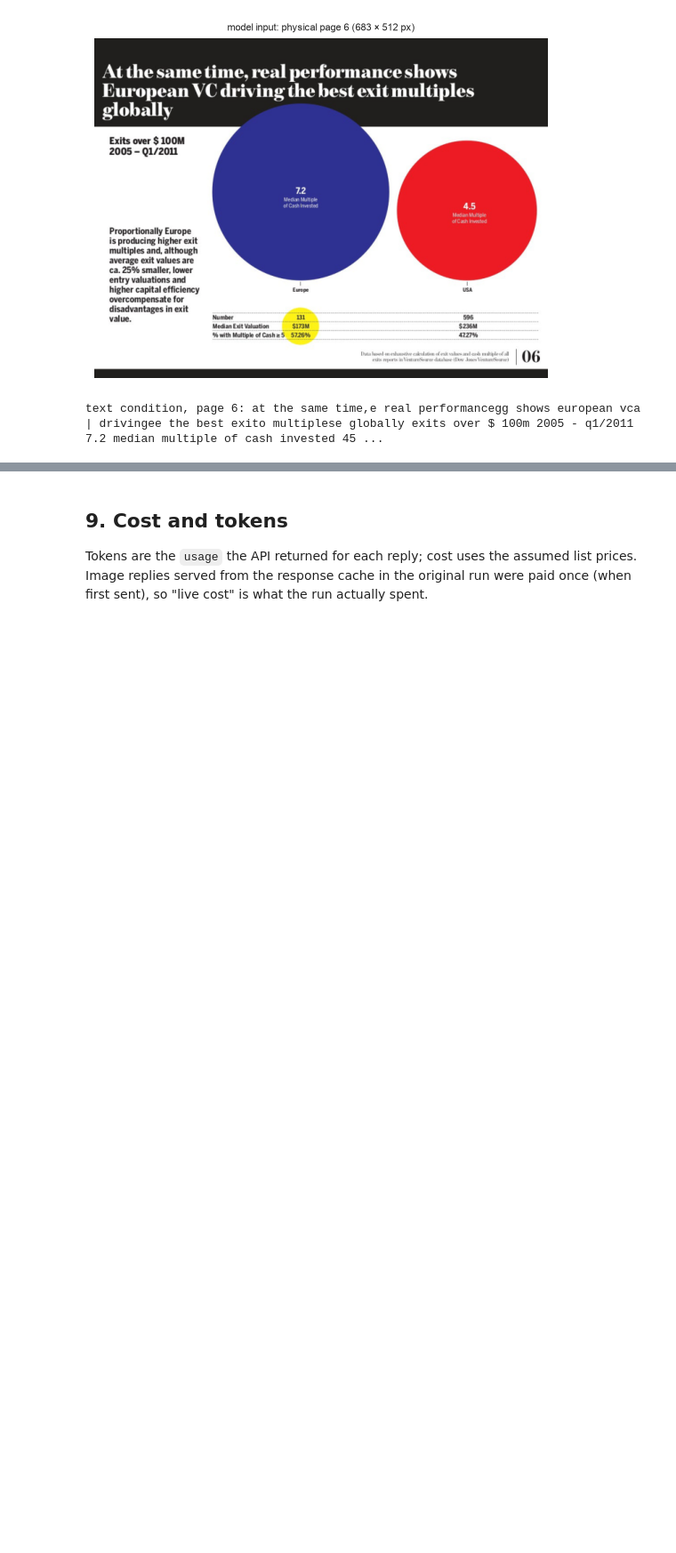
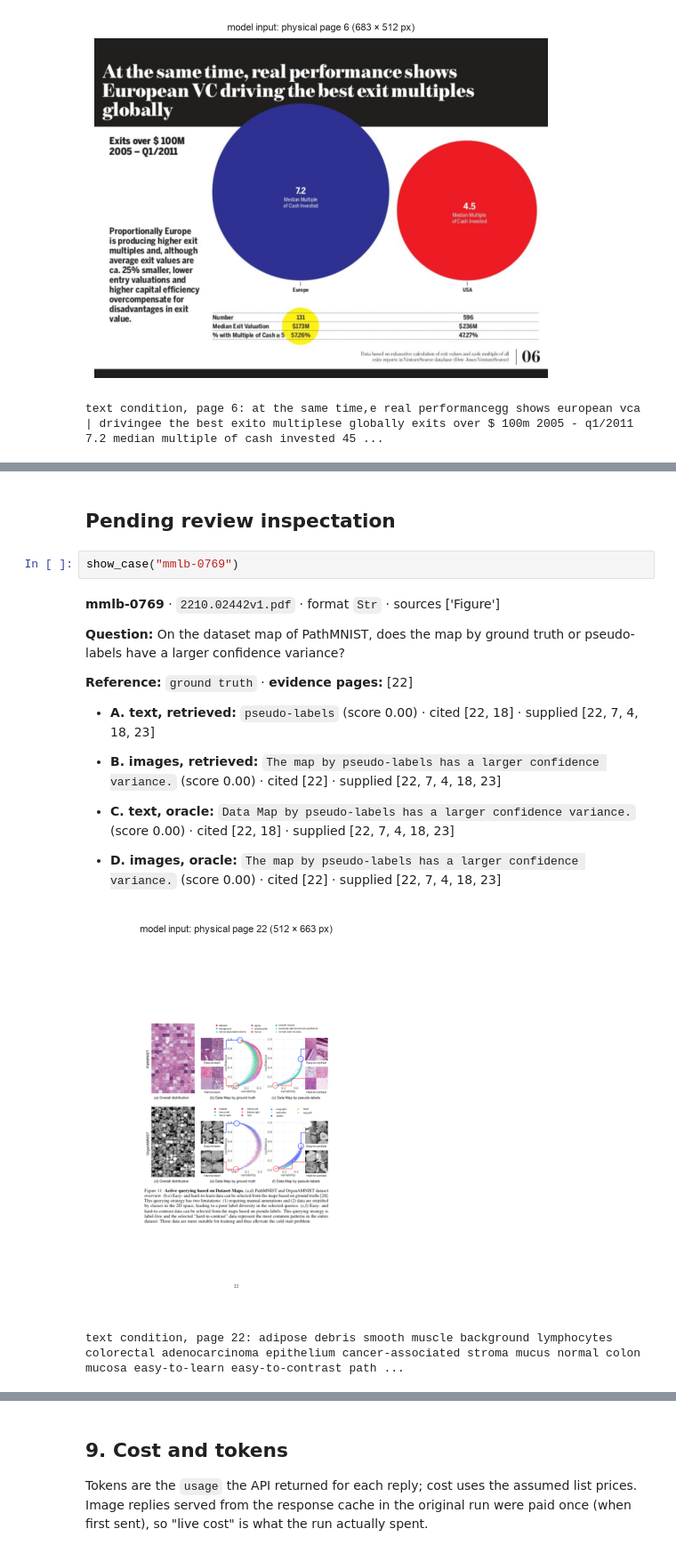
Before and after one commit to ROUSenghak/Multimodal-Document-Intelligence, a Jupyter notebook: notebooks/03_evaluation.ipynb, the cells around one changed output, grey strips where cells are left out. Shown at 89% size. Saved outputs shown, nothing was run; the diff lists cells and outputs as text; blank space fills up the shorter version.

Commit message:
finish manual review

```diff
--- a/notebooks/03_evaluation.ipynb
+++ b/notebooks/03_evaluation.ipynb
@@ -841,0 +853,20 @@ text condition, page 6: at the same time,e real performancegg shows european vca
+# %% [markdown]
+## Pending review inspectation
+# %%
+show_case("mmlb-0769")
+# %% [output]
+**mmlb-0769** · `2210.02442v1.pdf` · format `Str` · sources ['Figure']
+
+**Question:** On the dataset map of PathMNIST, does the map by ground truth or pseudo-labels have a larger confidence variance?
+
+**Reference:** `ground truth` · **evidence pages:** [22]
+
+- **A. text, retrieved:** `pseudo-labels` (score 0.00) · cited [22, 18] · supplied [22, 7, 4, 18, 23]
+
+- **B. images, retrieved:** `The map by pseudo-labels has a larger confidence variance.` (score 0.00) · cited [22] · supplied [22, 7, 4, 18, 23]
+
+- **C. text, oracle:** `Data Map by pseudo-labels has a larger confidence variance.` (score 0.00) · cited [22, 18] · supplied [22, 7, 4, 18, 23]
+
+- **D. images, oracle:** `The map by pseudo-labels has a larger confidence variance.` (score 0.00) · cited [22] · supplied [22, 7, 4, 18, 23]
+[figure, added]
+text condition, page 22: adipose debris smooth muscle background lymphocytes colorectal adenocarcinoma epithelium cancer-associated stroma mucus normal colon mucosa easy-to-learn easy-to-contrast path ...
```
Also changed, not shown: parts of 3 cells of this notebook.
